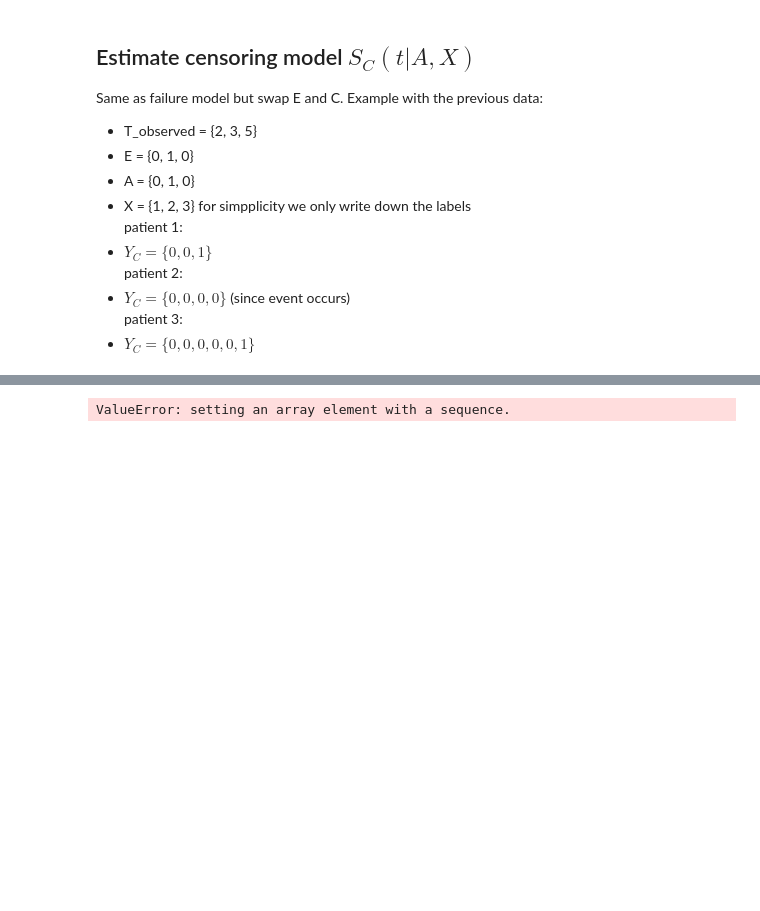
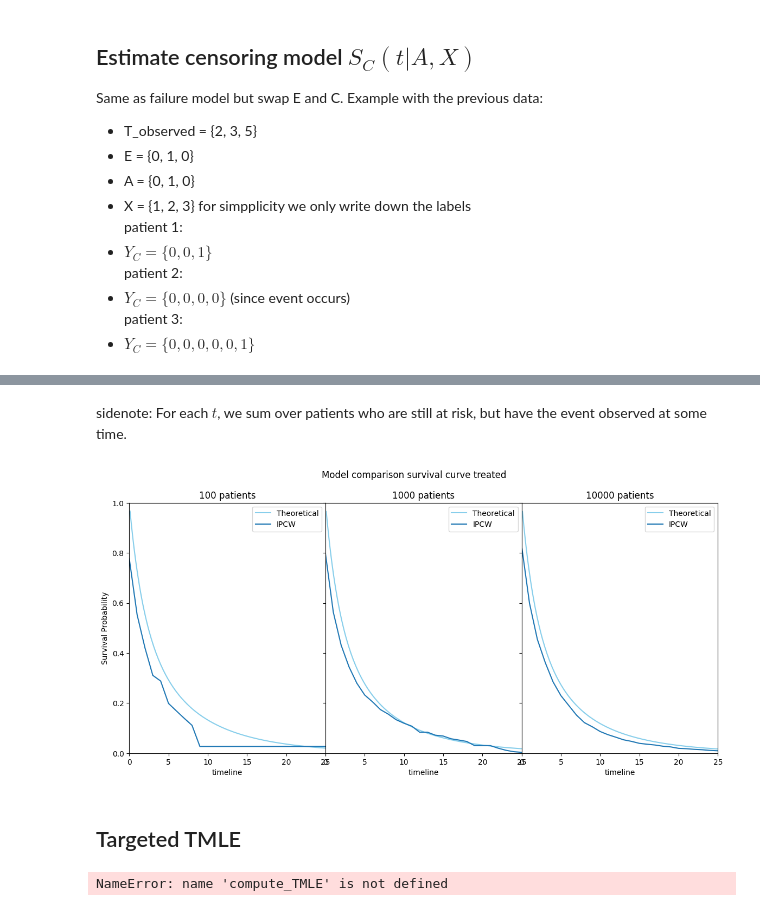
Before and after one commit to kirilklein/ehr2vec, a Jupyter notebook: ehr2vec/notebooks/time2event_vdl_sim.ipynb, the cells around one changed output, grey strips where cells are left out. Drawn from its saved outputs; the diff is of its cells as text; code cells hidden in the pictures; blank space fills up the shorter version.

```diff
--- a/ehr2vec/notebooks/time2event_vdl_sim.ipynb
+++ b/ehr2vec/notebooks/time2event_vdl_sim.ipynb
@@ -58,3 +57,5 @@ data['propensity'] = treatment_model.predict_proba(X)[:, 1]
+# %%
+data = estimate_ps(data)
 # %% [markdown]
 ## Estimate survival function for failure event $S_E(t|A,X)$
 It is defined as:
@@ -219,3 +126,0 @@ for t_prime in range(1, 3):
-# %%
-# Step 3: Compute the IPCW weights
-data['weight'] = (data['A'] / data['propensity'] + (1 - data['A']) / (1 - data['propensity'])) / data['censoring_prob']
@@ -285,14 +127,35 @@ data[data.Y==0]
-# %%
-# Step 4: Fit the weighted Kaplan-Meier estimator to estimate the counterfactual survival curves
-kmf_treated = KaplanMeierFitter()
-kmf_treated.fit(data['T_observed'], event_observed=data['Y'], weights=data['weight'] * data['A'], label='A=1 Counterfactual')
-
-kmf_untreated = KaplanMeierFitter()
-kmf_untreated.fit(data['T_observed'], event_observed=data['Y'], weights=data['weight'] * (1 - data['A']), label='A=0 Counterfactual')
-
-# Plot the survival curves
-time_points = np.linspace(0, 30, 100)
-survival_curve_treated = theoretical_survival_function(time_points, data['X'], np.ones_like(data['X']))
-survival_curve_untreated = theoretical_survival_function(time_points, data['X'], np.zeros_like(data['X']))
-# %% [output]
-ValueError: setting an array element with a sequence.
+# %% [markdown]
+sidenote: For each $t$, we sum over patients who are still at risk, but have the event observed at some time.
+# %%
+fig, ax = plt.subplots(1, 3, figsize=(14, 6))
+ax = ax.flatten()
+for i, patient_num in enumerate([100, 1000, 10000]):
+    data = simulate_data(patient_num, censoring_kwargs={'scale':15, 'shape_multiplier': .5})
+    data = pd.DataFrame(data)
+
+    time_points = np.linspace(.1, 30, 200)
+    survival_curve_treated = theoretical_survival_function(time_points, data['X'], 1)
+
+    ipcw_survival_curve, max_time = full_IPCW(data)
+    # make a Kaplan-Meier curve
+    # Treated
+    ax[i].plot(time_points, survival_curve_treated, label='Theoretical', color='skyblue')
+    ax[i].plot(np.arange(0, max_time-1), ipcw_survival_curve[:max_time], label='IPCW')
+    # Untreated
+    ax[i].set_xlabel('timeline')
+    if i == 0:
+        ax[i].set_ylabel('Survival Probability')
+    if i!=0:
+        ax[i].set_yticklabels([])
+    ax[i].set_xlim(0, 25)
+    ax[i].set_ylim(0, 1)
+    ax[i].set_title(f'{patient_num} patients')
+    ax[i].legend()
+fig.subplots_adjust(wspace=.0)
+fig.suptitle("Model comparison survival curve treated")
+fig.savefig('IPCW_model_comparison_survival_curve_treated.png')
+plt.show()
+# %% [output]
+[figure, added]
+# %% [markdown]
+## Targeted TMLE
@@ -298,0 +296,7 @@ ValueError: setting an array element with a sequence.
+# %%
+data_small = data.iloc[:500]
+cls_data_small = cls_data[cls_data.pid.isin(data_small.index)]
+
+compute_TMLE(data_small, cls_data_small, failure_model, censoring_model, treatment=1)
+# %% [output]
+NameError: name 'compute_TMLE' is not defined
```
Also changed, not shown: parts of 23 cells of this notebook, 3 other files.
